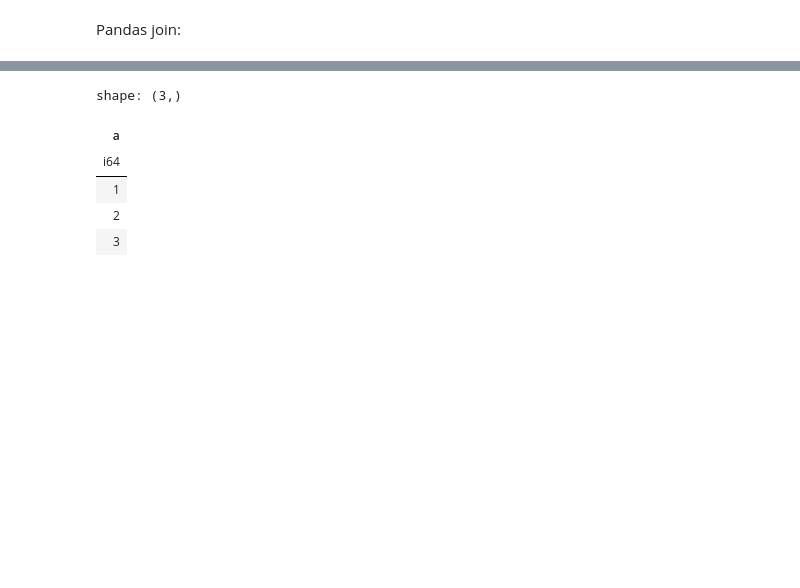
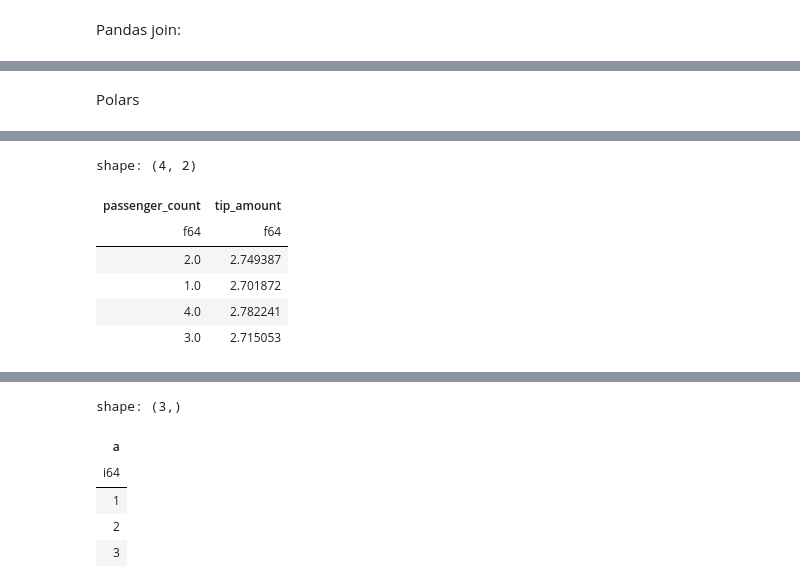
Before and after one commit to johnros/polars_demo, a Jupyter notebook: polars_to_preview.ipynb, the cells around one changed output, grey strips where cells are left out. Cells and saved outputs as stored; diff of their text form; code cells hidden in the pictures; blank space fills up the shorter version.

```diff
--- a/polars_to_preview.ipynb
+++ b/polars_to_preview.ipynb
@@ -307,0 +342,23 @@ data_right_pandas = pd.DataFrame(data_right)
+# %% [markdown]
+Polars
+# %%
+%%time
+(
+    pl.scan_parquet(f'{path}/*.parquet')
+    .filter(
+        (pl.col('passenger_count') > 0) &
+        (pl.col('passenger_count') < 5) &
+        (pl.col('trip_distance') > 0) &
+        (pl.col('trip_distance') < 10) &
+        (pl.col('fare_amount') > 0) &
+        (pl.col('fare_amount') < 100) &
+        (pl.col('tip_amount') > 0) &
+        (pl.col('tip_amount') < 20) &
+        (pl.col('total_amount') > 0) &
+        (pl.col('total_amount') < 100)
+    )
+    .groupby('passenger_count')
+    .agg([pl.mean('tip_amount')])
+    .collect()
+    )
+# %% [output]
@@ -308 +367,8 @@ data_right_pandas = pd.DataFrame(data_right)
+shape: (4, 2)
+| passenger_count | tip_amount |
+| f64 | f64 |
+| 2.0 | 2.749387 |
+| 1.0 | 2.701872 |
+| 4.0 | 2.782241 |
+| 3.0 | 2.715053 |
 # %% [markdown]
```
Also changed, not shown: parts of 38 cells of this notebook, 1 other file.
